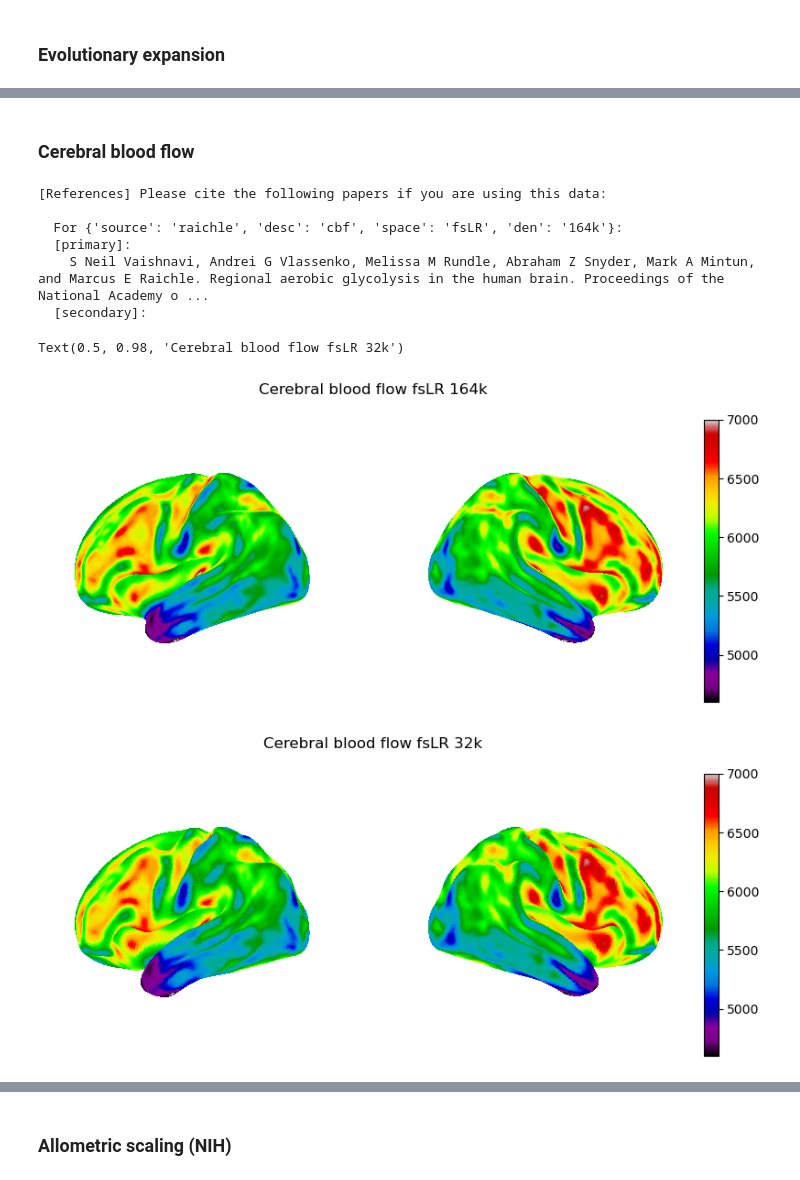
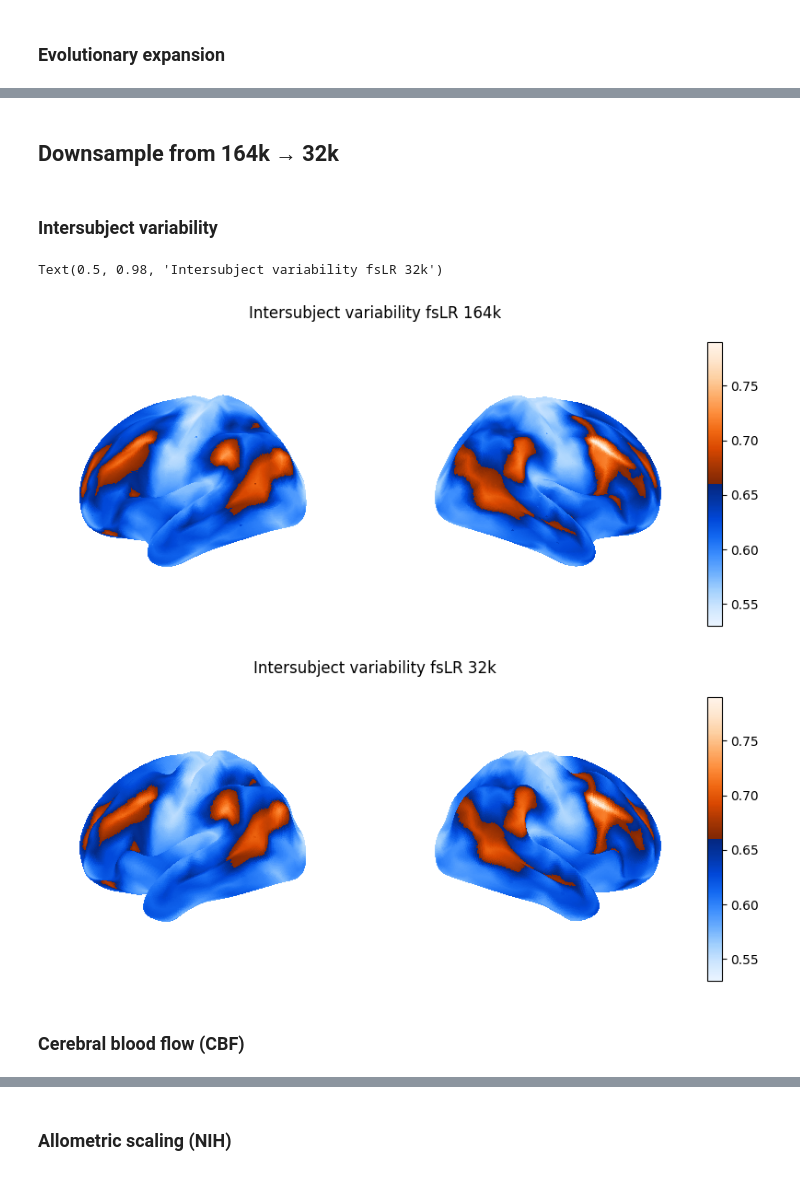
Before and after one commit to katrinasuherman/neuromaps-schizophrenia-thinning, a Jupyter notebook: transformations.ipynb, the cells around one changed output, grey strips where cells are left out. Drawn from its saved outputs; the diff is of its cells as text; code cells hidden in the pictures.

```diff
--- a/transformations.ipynb
+++ b/transformations.ipynb
@@ -362,0 +452,4 @@ Text(0.5, 0.98, 'Intersubject variability fsLR 32k')
+# %% [markdown]
+## Downsample from 164k → 32k
+# %% [markdown]
+### Intersubject variability
@@ -363,30 +460,27 @@ Text(0.5, 0.98, 'Intersubject variability fsLR 32k')
+# %%
+# before
+fig10, cbar10 = plot_surf_lateral_only(
+    isv, template='fsLR', density='164k',
+    cmap='blue_orange', colorbar='shared', cbar_location='right', wspace=0.18,
+    vmin=0.53, vmax=0.79
+)
+fig10.suptitle('Intersubject variability fsLR 164k', y=0.98)
+
+# after
+isv_fsLR32k_path = gifti_to_path(isv_fsLR32k)
+fig11, cbar11 = plot_surf_lateral_only(
+    isv_fsLR32k_path, template='fsLR', density='32k',
+    cmap='blue_orange', colorbar='shared', cbar_location='right', wspace=0.18,
+    vmin=0.53, vmax=0.79
+)
+fig11.suptitle('Intersubject variability fsLR 32k', y=0.98)
+# %% [output]
+Text(0.5, 0.98, 'Intersubject variability fsLR 32k')
+[figure, added]
+[figure, added]
 # %% [markdown]
-### Cerebral blood flow
+### Cerebral blood flow (CBF)
 # %%
 cbf = fetch_annotation(source='raichle', desc='cbf', space='fsLR', den='164k')
 cbf_fsLR32k = fslr_to_fslr(cbf, target_density='32k')
+cbf_fsLR32k_L, cbf_fsLR32k_R = cbf_fsLR32k
-# %% [output]
-[References] Please cite the following papers if you are using this data:
-
-  For {'source': 'raichle', 'desc': 'cbf', 'space': 'fsLR', 'den': '164k'}:
-  [primary]:
-    S Neil Vaishnavi, Andrei G Vlassenko, Melissa M Rundle, Abraham Z Snyder, Mark A Mintun, and Marcus E Raichle. Regional aerobic glycolysis in the human brain. Proceedings of the National Academy o ...
-  [secondary]:
-# %%
-fig12, cbar12 = plot_surf_lateral_only(
-    cbf, template='fsLR', density='164k',
-    cmap='nipy_spectral', colorbar='shared', cbar_location='right', wspace=0.18,
-    vmin=4600, vmax=7000
-)
-fig12.suptitle('Cerebral blood flow fsLR 164k', y=0.98)
-
-fig13, cbar13 = plot_surf_lateral_only(
-    cbf_fsLR32k, template='fsLR', density='32k',
-    cmap='nipy_spectral', colorbar='shared', cbar_location='right', wspace=0.18,
-    vmin=4600, vmax=7000
-)
-fig13.suptitle('Cerebral blood flow fsLR 32k', y=0.98)
-# %% [output]
-Text(0.5, 0.98, 'Cerebral blood flow fsLR 32k')
-[figure, removed]
-[figure, removed]
```
Also changed, not shown: parts of 62 cells of this notebook, 1 other file.
